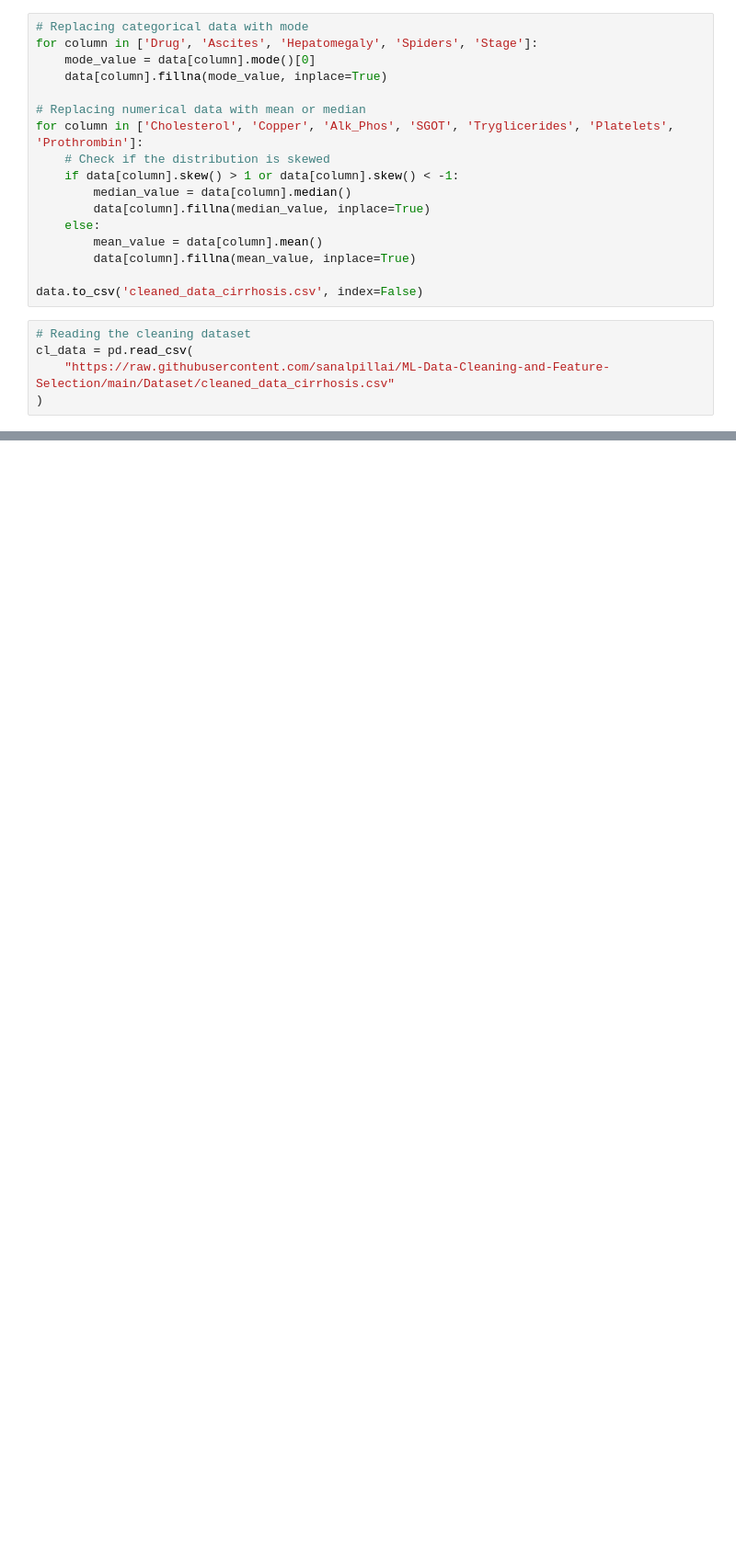
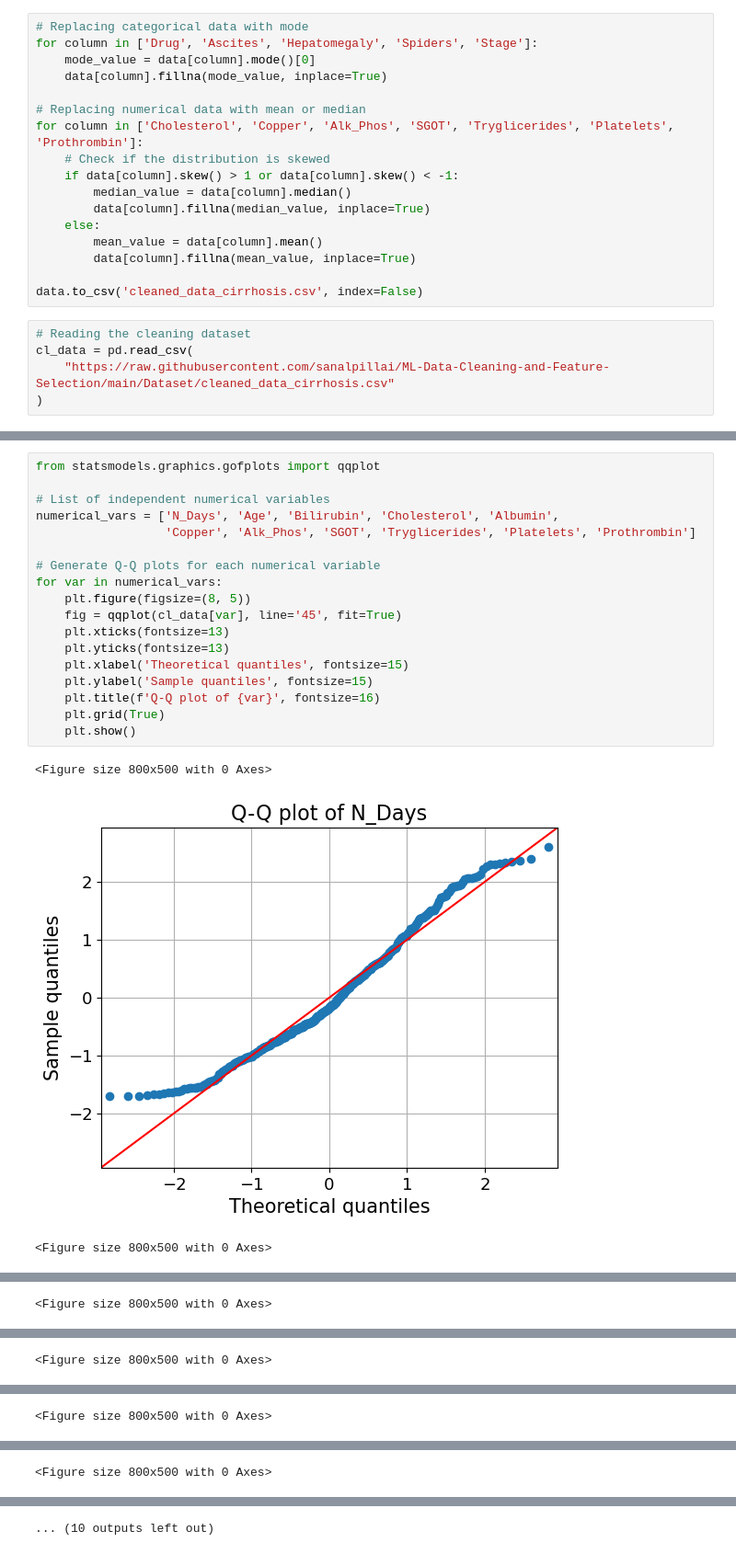
Before and after one commit to sanalpillai/ML-Data-Cleaning-and-Feature-Selection, a Jupyter notebook: ML Data Cleaning and Feature Selection.ipynb, the cells around one changed output, grey strips where cells are left out. Shown: that part at 92% size. Cells and saved outputs as stored; diff of their text form; blank space fills up the shorter version.

Commit message:
Create QQ plot for independent numerical variables

```diff
--- a/ML Data Cleaning and Feature Selection.ipynb
+++ b/ML Data Cleaning and Feature Selection.ipynb
@@ -110,0 +111,22 @@ dtype: int64
+# %%
+from statsmodels.graphics.gofplots import qqplot
+
+# List of independent numerical variables
+numerical_vars = ['N_Days', 'Age', 'Bilirubin', 'Cholesterol', 'Albumin',
+                  'Copper', 'Alk_Phos', 'SGOT', 'Tryglicerides', 'Platelets', 'Prothrombin']
+
+# Generate Q-Q plots for each numerical variable
+for var in numerical_vars:
+    plt.figure(figsize=(8, 5))
+    fig = qqplot(cl_data[var], line='45', fit=True)
+    plt.xticks(fontsize=13)
+    plt.yticks(fontsize=13)
+    plt.xlabel('Theoretical quantiles', fontsize=15)
+    plt.ylabel('Sample quantiles', fontsize=15)
+    plt.title(f'Q-Q plot of {var}', fontsize=16)
+    plt.grid(True)
+    plt.show()
+# %% [output]
+<Figure size 800x500 with 0 Axes>
+[figure, added]
+<Figure size 800x500 with 0 Axes>
@@ -110,0 +134 @@ dtype: int64
+<Figure size 800x500 with 0 Axes>
@@ -110,0 +136 @@ dtype: int64
+<Figure size 800x500 with 0 Axes>
@@ -110,0 +138 @@ dtype: int64
+<Figure size 800x500 with 0 Axes>
@@ -110,0 +140 @@ dtype: int64
+<Figure size 800x500 with 0 Axes>
@@ -110,0 +142 @@ dtype: int64
+... (10 outputs left out)
```
Also changed, not shown: parts of 5 cells of this notebook.
